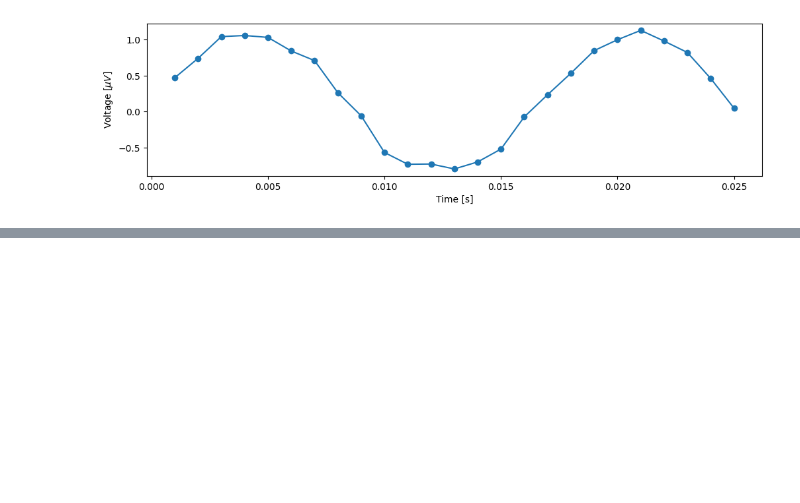
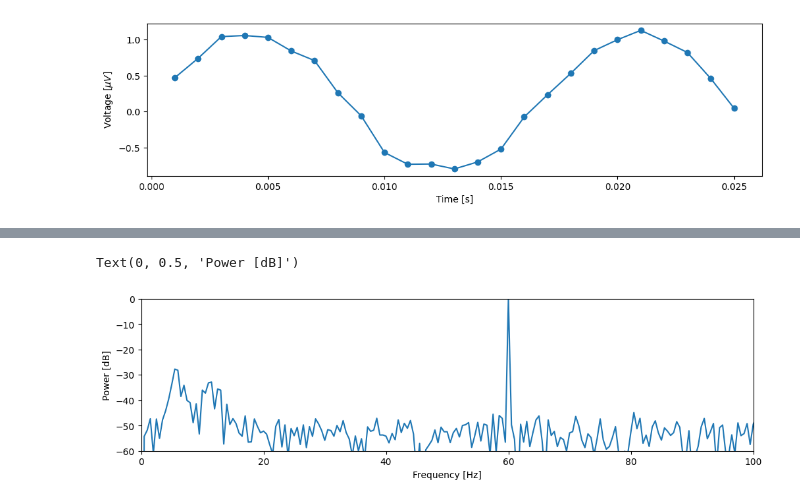
Before and after one commit to Yehuda-Bergstein/BSA-2023, a Jupyter notebook: week-2/bsa-week-2-hw.ipynb, the cells around one changed output, grey strips where cells are left out. Cells and saved outputs as stored; diff of their text form; code cells hidden in the pictures; blank space fills up the shorter version.

```diff
--- a/week-2/bsa-week-2-hw.ipynb
+++ b/week-2/bsa-week-2-hw.ipynb
@@ -82,0 +121,9 @@ sampling_frequency = ## Your Code Here
+# %%
+plot(faxis, 10 * log10(spectrum / max(spectrum)))  # Plot the spectrum in decibels.
+xlim([0, 100])                           # Setting the frequency range.
+ylim([-60, 0])                           # Setting the decibel range.
+xlabel('Frequency [Hz]')                 # Label the axes.
+ylabel('Power [dB]')
+# %% [output]
+Text(0, 0.5, 'Power [dB]')
+[figure, added]
```
Also changed, not shown: parts of 13 cells of this notebook.
